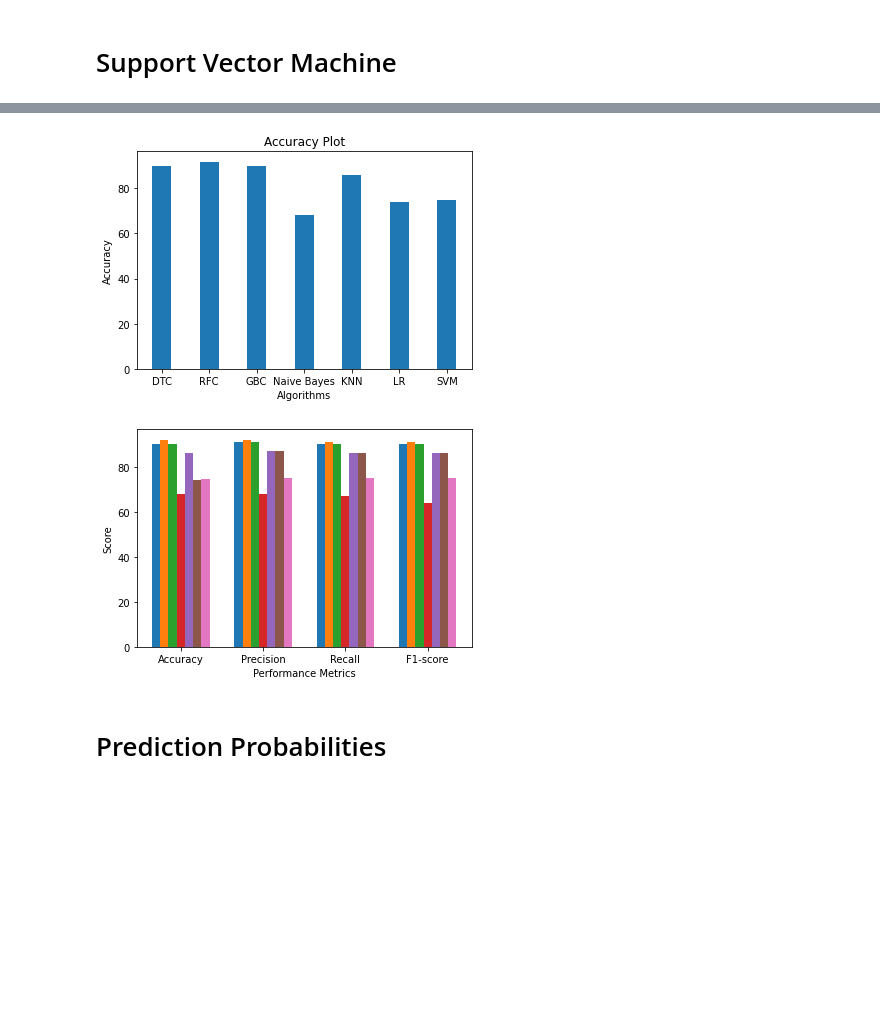
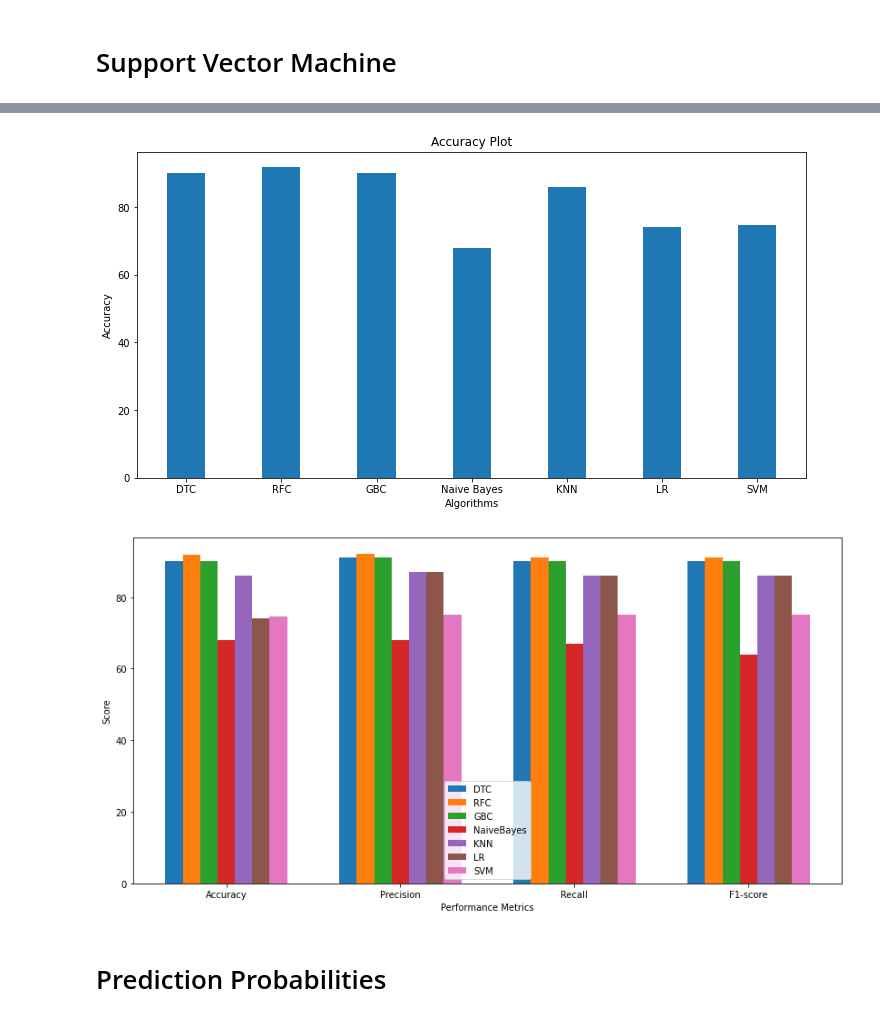
Before and after one commit to AniShama/thesis-data, a Jupyter notebook: feature importance.ipynb, the cells around one changed output, grey strips where cells are left out. Cells and saved outputs as stored; diff of their text form; code cells hidden in the pictures; blank space fills up the shorter version.

```diff
--- a/feature importance.ipynb
+++ b/feature importance.ipynb
@@ -809,51 +829,51 @@ weighted avg       0.75      0.75      0.75      3304
 # %%
 w=0.2
 x= ["DTC","RFC","GBC","Naive Bayes","KNN","LR","SVM"]
 Accuracy=[90,91.79,90,68,86,74,74.7]
-
+plt.figure(figsize=(12,6))
 bar1=np.arange(len(x))
 plt.bar(bar1,Accuracy,0.4,label="Accuracy")
-
 plt.xlabel("Algorithms")
 plt.ylabel("Accuracy")
 plt.title("Accuracy Plot")
 plt.xticks(bar1,x)
 plt.show()
 # %% [output]
-[figure, old version]
+[figure, new version]
-# %%
-w=0.1
-x=["Accuracy","Precision","Recall","F1-score"]
-DTC=[90,91,90,90]
-RFC=[91.79,92,91,91]
-GBC=[90,91,90,90]
-NaiveBayes=[68,68,67,64]
-KNN=[86,87,86,86]
-LR=[74,87,86,86]
-SVM=[74.7,75,75,75]
-
-bar1=np.arange(len(x))
-bar2=[i+w for i in bar1]
-bar3=[i+w for i in bar2]
-bar4=[i+w for i in bar3]
-bar5=[i+w for i in bar4]
-bar6=[i+w for i in bar5]
-bar7=[i+w for i in bar6]
-
-plt.bar(bar1,DTC,w,label="DTC")
-plt.bar(bar2,RFC,w,label="RFC")
-plt.bar(bar3,GBC,w,label="GBC")
-plt.bar(bar4,NaiveBayes,w,label="NaiveBayes")
-plt.bar(bar5,KNN,w,label="KNN")
-plt.bar(bar6,LR,w,label="LR")
-plt.bar(bar7,SVM,w,label="SVM")
-
-plt.xlabel("Performance Metrics")
-plt.ylabel("Score")
-plt.xticks(bar4,x)
-plt.show()
-# %% [output]
-[figure, removed]
+# %%
+w=0.1
+x=["Accuracy","Precision","Recall","F1-score"]
+DTC=[90,91,90,90]
+RFC=[91.79,92,91,91]
+GBC=[90,91,90,90]
+NaiveBayes=[68,68,67,64]
+KNN=[86,87,86,86]
+LR=[74,87,86,86]
+SVM=[74.7,75,75,75]
+
+bar1=np.arange(len(x))
+bar2=[i+w for i in bar1]
+bar3=[i+w for i in bar2]
+bar4=[i+w for i in bar3]
+bar5=[i+w for i in bar4]
+bar6=[i+w for i in bar5]
+bar7=[i+w for i in bar6]
+plt.figure(figsize=(14,7))
+plt.bar(bar1,DTC,w,label="DTC")
+plt.bar(bar2,RFC,w,label="RFC")
+plt.bar(bar3,GBC,w,label="GBC")
+plt.bar(bar4,NaiveBayes,w,label="NaiveBayes")
+plt.bar(bar5,KNN,w,label="KNN")
+plt.bar(bar6,LR,w,label="LR")
+plt.bar(bar7,SVM,w,label="SVM")
+
+plt.xlabel("Performance Metrics")
+plt.ylabel("Score")
+plt.xticks(bar4,x)
+plt.legend()
+plt.show()
+# %% [output]
+[figure, added]
 # %% [markdown]
 # Prediction Probabilities
 # %%
```
Also changed, not shown: parts of 38 cells of this notebook.
